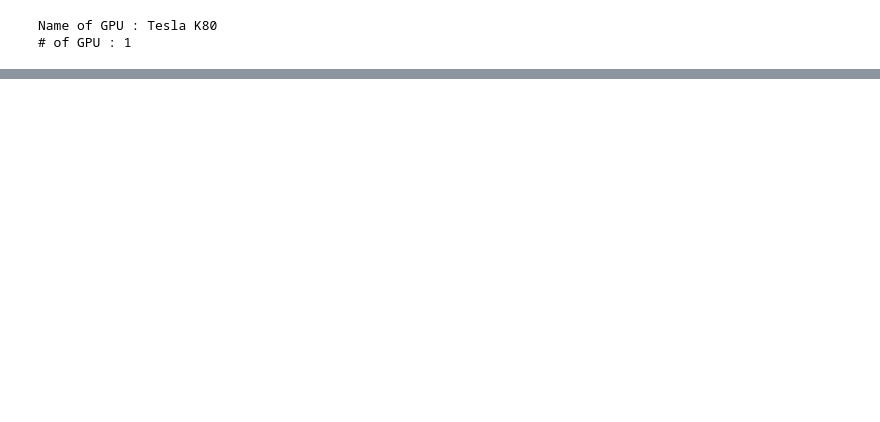
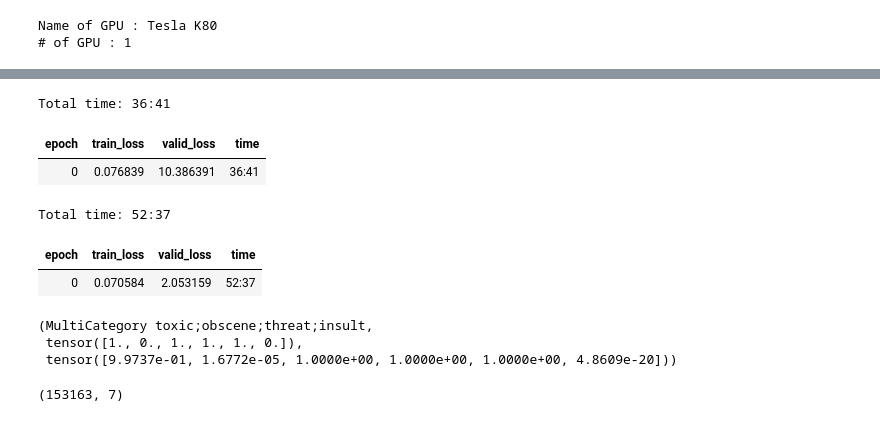
Before and after one commit to njainds/Colab_notebooks, a Jupyter notebook: Kaggle_Toxic_Comments/ULMFit.ipynb, the cells around one changed output, grey strips where cells are left out. Cells and saved outputs as stored; diff of their text form; code cells hidden in the pictures; blank space fills up the shorter version.

```diff
--- a/Kaggle_Toxic_Comments/ULMFit.ipynb
+++ b/Kaggle_Toxic_Comments/ULMFit.ipynb
@@ -247,0 +258,19 @@ learner.sched.plot_loss()
+# %%
+#learn.layer_groups[-5]
+learn.freeze_to(-2)
+learn.fit_one_cycle(1, slice(1e-2/(2.6**4),1e-2), moms=(0.8,0.7))
+learn.save('second')
+learn.load('second')
+# %% [output]
+Total time: 36:41
+| epoch | train_loss | valid_loss | time |
+| 0 | 0.076839 | 10.386391 | 36:41 |
+# %%
+learn.freeze_to(-3)
+learn.fit_one_cycle(1, slice(5e-3/(2.6**4),5e-3), moms=(0.8,0.7))
+learn.save('third')
+learn.load('third')
+# %% [output]
+Total time: 52:37
+| epoch | train_loss | valid_loss | time |
+| 0 | 0.070584 | 2.053159 | 52:37 |
@@ -247,0 +282,6 @@ learner.sched.plot_loss()
+# %%
+learn.predict("I really fucking that movie, it was awesome!")
+# %% [output]
+(MultiCategory toxic;obscene;threat;insult,
+ tensor([1., 0., 1., 1., 1., 0.]),
+ tensor([9.9737e-01, 1.6772e-05, 1.0000e+00, 1.0000e+00, 1.0000e+00, 4.8609e-20]))
@@ -247,0 +295,4 @@ learner.sched.plot_loss()
+# %%
+submission.shape
+# %% [output]
+(153163, 7)
```
Also changed, not shown: parts of 54 cells of this notebook.
